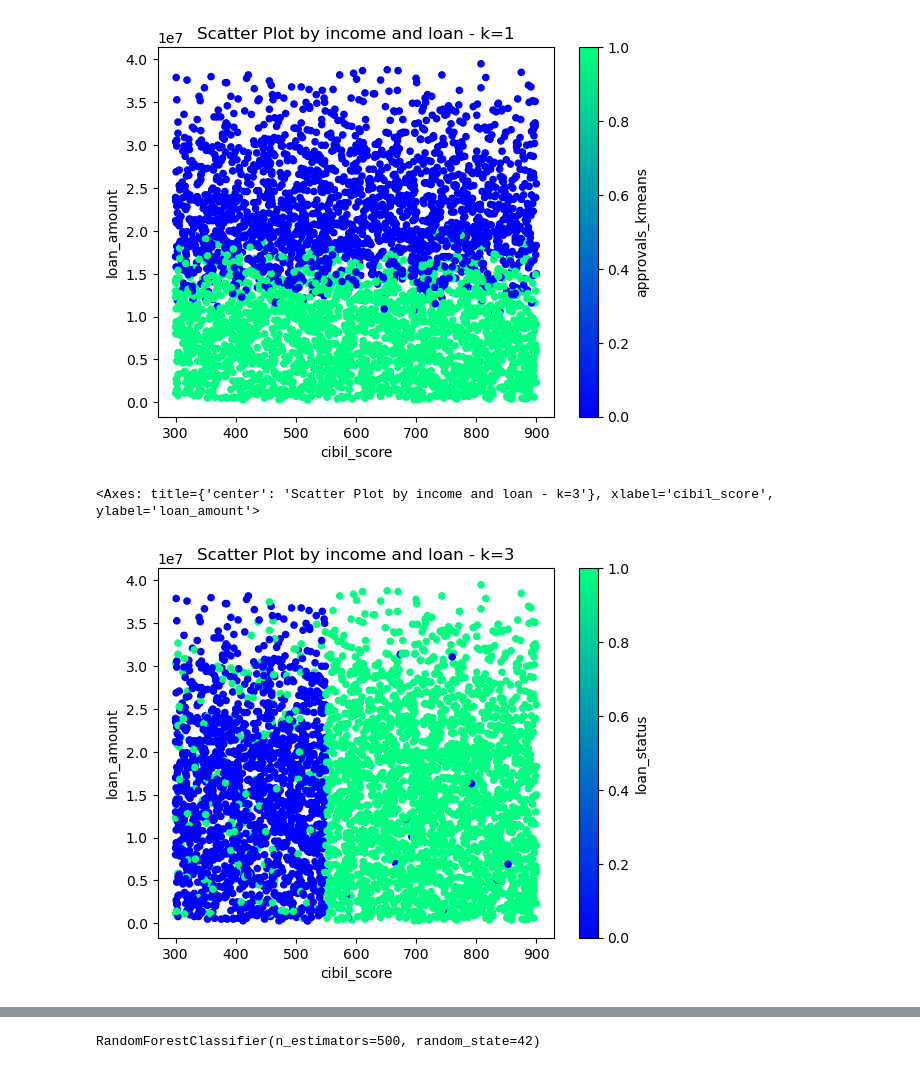
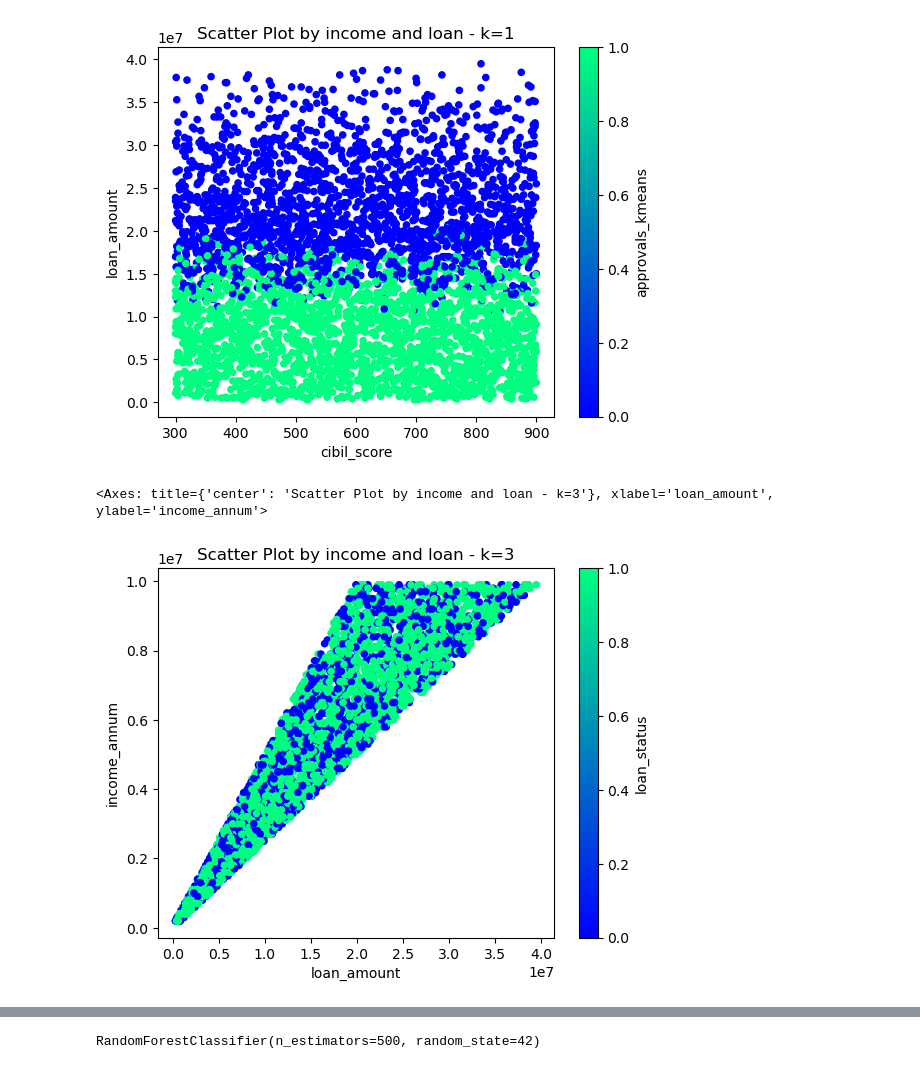
Before and after one commit to Rasesh30/p2_roku_upenn, a Jupyter notebook: p2_roku_credit_score.ipynb, the cells around one changed output, grey strips where cells are left out. Cells and saved outputs as stored; diff of their text form; code cells hidden in the pictures.

```diff
--- a/p2_roku_credit_score.ipynb
+++ b/p2_roku_credit_score.ipynb
@@ -525,13 +526,15 @@ bank_loan_approval.plot.scatter(
 <Axes: title={'center': 'Scatter Plot by income and loan - k=1'}, xlabel='cibil_score', ylabel='loan_amount'>
 [figure]
 # %%
+
+bank_loan_approval_df = loan_approval_df.copy()
 bank_loan_approval_df.plot.scatter(
-    x="cibil_score",
-    y="loan_amount",
+    x="loan_amount",
+    y="income_annum",
     c="loan_status",
     title = "Scatter Plot by income and loan - k=3",
     colormap='winter'
 )
 # %% [output]
-<Axes: title={'center': 'Scatter Plot by income and loan - k=3'}, xlabel='cibil_score', ylabel='loan_amount'>
+<Axes: title={'center': 'Scatter Plot by income and loan - k=3'}, xlabel='loan_amount', ylabel='income_annum'>
-[figure, old version]
+[figure, new version]
```
Also changed, not shown: parts of 2 cells of this notebook, 1 other file.
